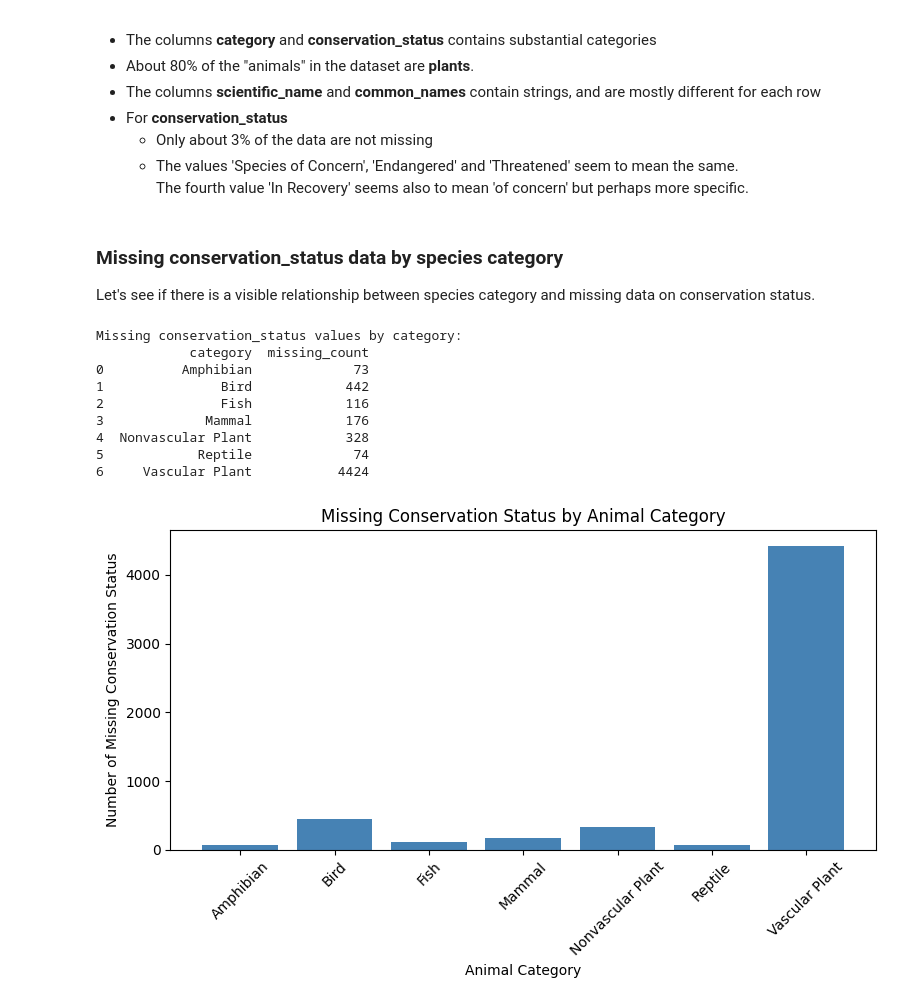
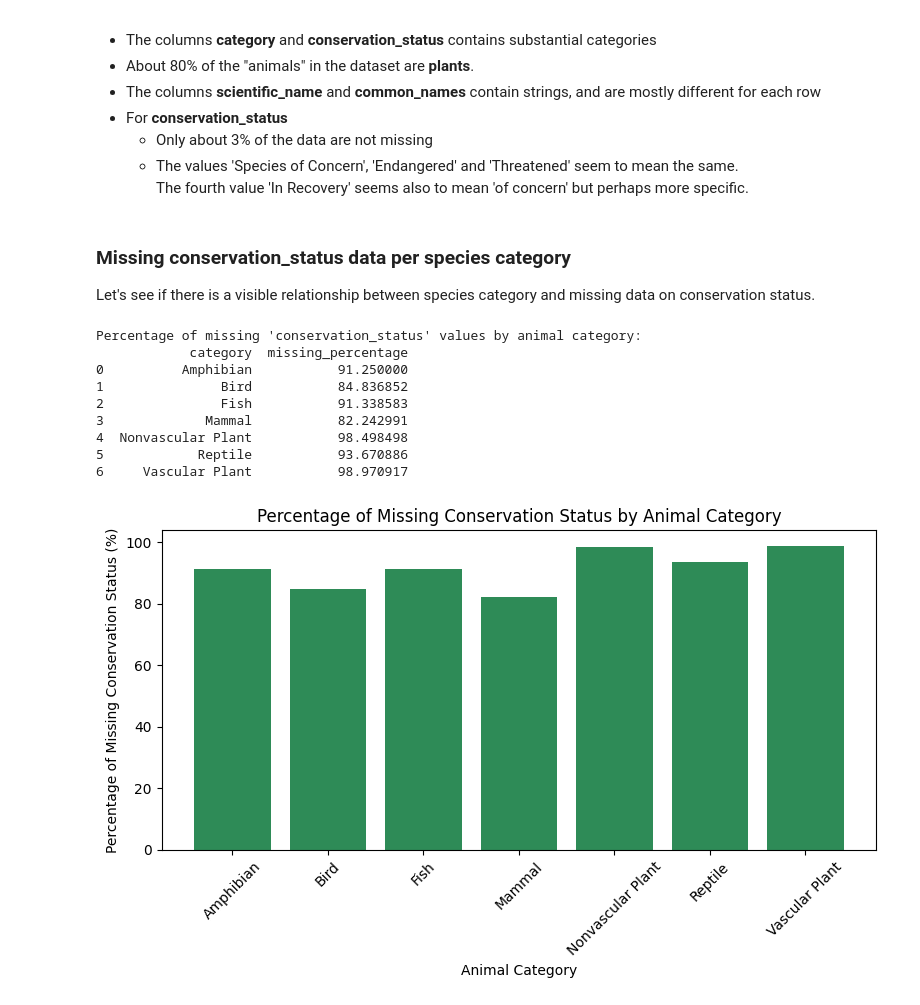
Before and after one commit to ramtob/CDC-Portfolio-0425-Biodiversity, a Jupyter notebook: biodiversity.ipynb, the cells around one changed output. Drawn from its saved outputs; the diff is of its cells as text; code cells hidden in the pictures.

Commit message:
Missing conservation_status data per species category

```diff
--- a/biodiversity.ipynb
+++ b/biodiversity.ipynb
@@ -116,37 +116,40 @@ Name: count, dtype: int64
   * The values 'Species of Concern', 'Endangered' and 'Threatened' seem to mean the same.
 The fourth value 'In Recovery' seems also to mean 'of concern' but perhaps more specific.
 # %% [markdown]
-### Missing conservation_status data by species category
+### Missing conservation_status data per species category
 
 Let's see if there is a visible relationship between species category and missing data on conservation status.
 # %%
-# Group the DataFrame by 'category' and count missing values in 'conservation_status'
-missing_counts = (
-    species_info.groupby('category')['conservation_status']
-      .apply(lambda x: x.isnull().sum())
-      .reset_index(name='missing_count')
-)
 
-print("Missing conservation_status values by category:")
-print(missing_counts)
+# Group the DataFrame by 'category'
+agg_df = species_info.groupby('category').agg(
+    total_instances=('conservation_status', 'size'),
+    missing_count=('conservation_status', lambda x: x.isnull().sum())
+).reset_index()
 
-# Plotting the corresponding bar chart
+# Calculate the percentage of missing values per category.
+agg_df['missing_percentage'] = (agg_df['missing_count'] / agg_df['total_instances']) * 100
+
+print("Percentage of missing 'conservation_status' values by animal category:")
+print(agg_df[['category', 'missing_percentage']])
+
+# Plotting the bar chart for missing percentage values.
 plt.figure(figsize=(8, 5))
-plt.bar(missing_counts['category'], missing_counts['missing_count'], color='steelblue')
+plt.bar(agg_df['category'], agg_df['missing_percentage'], color='seagreen')
 plt.xlabel('Animal Category')
-plt.ylabel('Number of Missing Conservation Status')
-plt.title('Missing Conservation Status by Animal Category')
-plt.xticks(rotation=45)  # Rotate category labels if needed for clarity
-plt.tight_layout()       # Adjust layout to ensure everything fits without overlapping
+plt.ylabel('Percentage of Missing Conservation Status (%)')
+plt.title('Percentage of Missing Conservation Status by Animal Category')
+plt.xticks(rotation=45)  # Rotate labels if needed for clarity
+plt.tight_layout()       # Adjusts layout to prevent clipping labels
 plt.show()
 # %% [output]
-Missing conservation_status values by category:
-            category  missing_count
-0          Amphibian             73
-1               Bird            442
-2               Fish            116
-3             Mammal            176
-4  Nonvascular Plant            328
-5            Reptile             74
-6     Vascular Plant           4424
+Percentage of missing 'conservation_status' values by animal category:
+            category  missing_percentage
+0          Amphibian           91.250000
+1               Bird           84.836852
+2               Fish           91.338583
+3             Mammal           82.242991
+4  Nonvascular Plant           98.498498
+5            Reptile           93.670886
+6     Vascular Plant           98.970917
-[figure, old version]
+[figure, new version]
```
